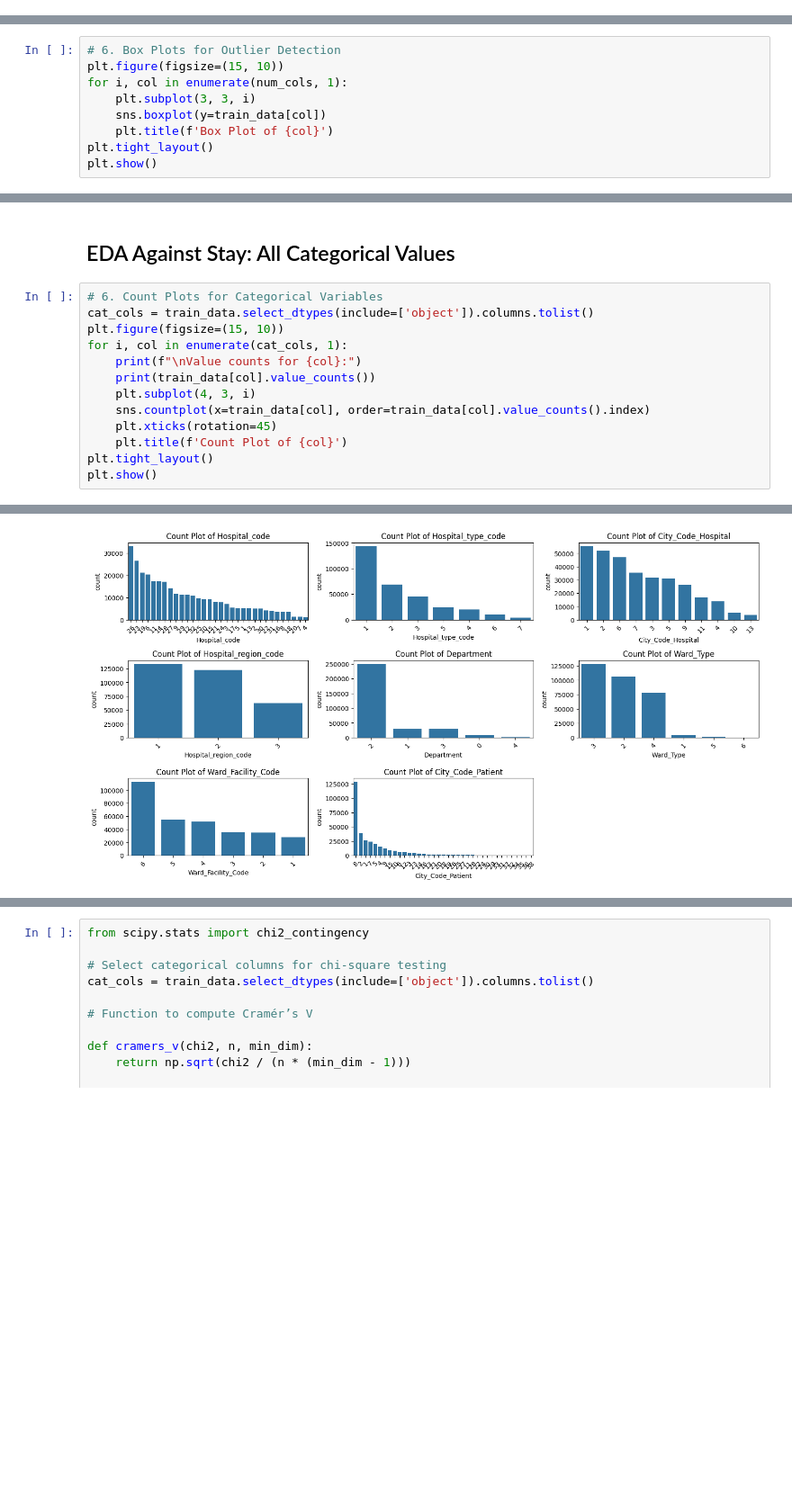
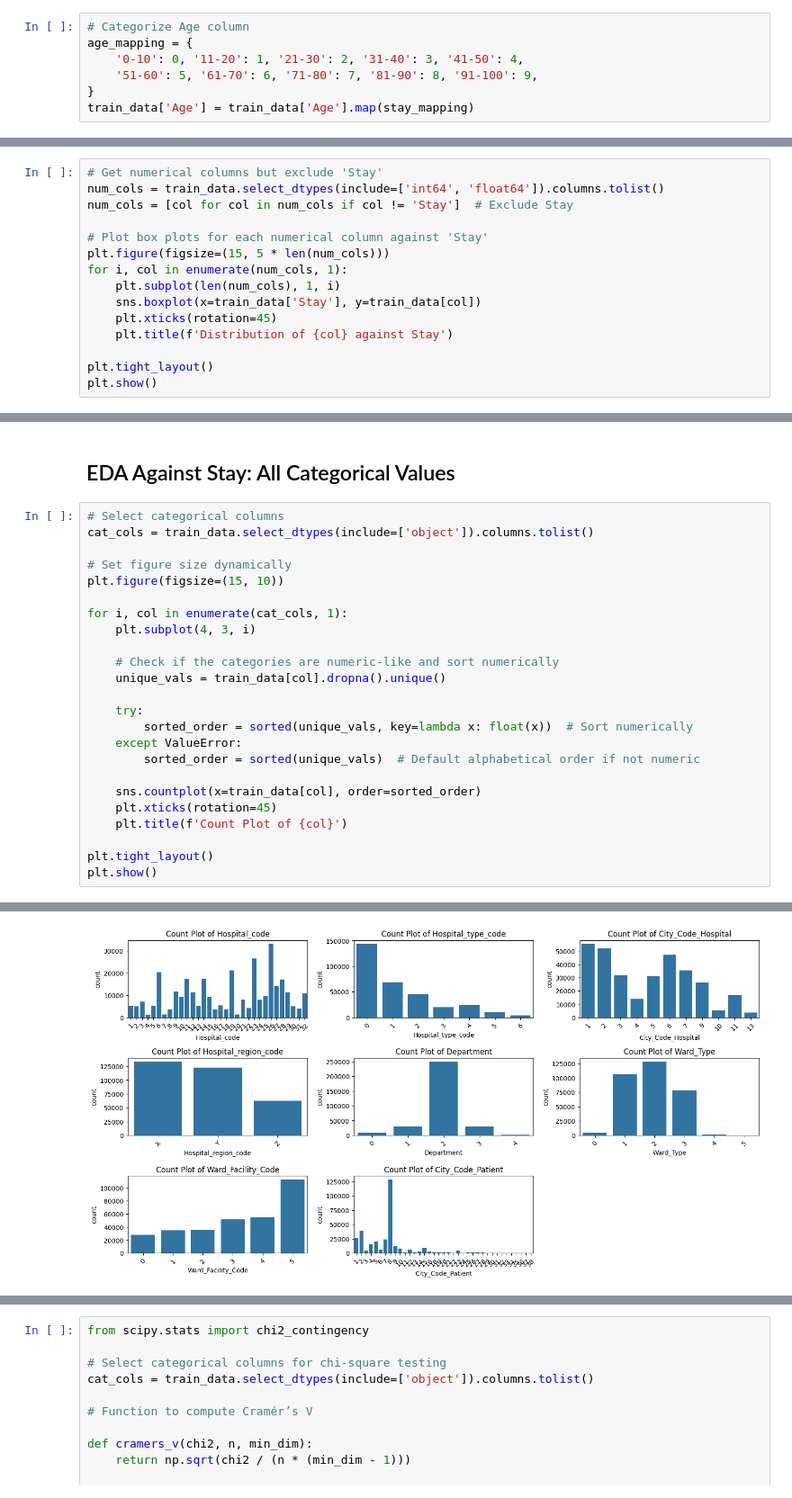
Before and after one commit to Jayjolie1026/4260, a Jupyter notebook: data_analysis.ipynb, the cells around one changed output, grey strips where cells are left out. Shown at 90% size. Saved outputs shown, nothing was run; the diff lists cells and outputs as text; blank space fills up the shorter version.

```diff
--- a/data_analysis.ipynb
+++ b/data_analysis.ipynb
@@ -158,0 +105,7 @@ for col in categorical_codes:
+# %%
+# Categorize Age column
+age_mapping = {
+    '0-10': 0, '11-20': 1, '21-30': 2, '31-40': 3, '41-50': 4,
+    '51-60': 5, '61-70': 6, '71-80': 7, '81-90': 8, '91-100': 9,
+}
+train_data['Age'] = train_data['Age'].map(stay_mapping)
@@ -221,10 +220,16 @@ plt.show()
 # %%
-# 6. Box Plots for Outlier Detection
-plt.figure(figsize=(15, 10))
+# Get numerical columns but exclude 'Stay'
+num_cols = train_data.select_dtypes(include=['int64', 'float64']).columns.tolist()
+num_cols = [col for col in num_cols if col != 'Stay']  # Exclude Stay
+
+# Plot box plots for each numerical column against 'Stay'
+plt.figure(figsize=(15, 5 * len(num_cols)))
 for i, col in enumerate(num_cols, 1):
-    plt.subplot(3, 3, i)
-    sns.boxplot(y=train_data[col])
-    plt.title(f'Box Plot of {col}')
+    plt.subplot(len(num_cols), 1, i)
+    sns.boxplot(x=train_data['Stay'], y=train_data[col])
+    plt.xticks(rotation=45)
+    plt.title(f'Distribution of {col} against Stay')
+
 plt.tight_layout()
 plt.show()
 # %% [output]
@@ -332,16 +323,27 @@ Bed Grade has no impact on Stay
 # %% [markdown]
 ## EDA Against Stay: All Categorical Values
 # %%
-# 6. Count Plots for Categorical Variables
+# Select categorical columns
 cat_cols = train_data.select_dtypes(include=['object']).columns.tolist()
+
+# Set figure size dynamically
 plt.figure(figsize=(15, 10))
+
 for i, col in enumerate(cat_cols, 1):
-    print(f"\nValue counts for {col}:")
-    print(train_data[col].value_counts())
     plt.subplot(4, 3, i)
-    sns.countplot(x=train_data[col], order=train_data[col].value_counts().index)
+
+    # Check if the categories are numeric-like and sort numerically
+    unique_vals = train_data[col].dropna().unique()
+
+    try:
+        sorted_order = sorted(unique_vals, key=lambda x: float(x))  # Sort numerically
+    except ValueError:
+        sorted_order = sorted(unique_vals)  # Default alphabetical order if not numeric
+
+    sns.countplot(x=train_data[col], order=sorted_order)
     plt.xticks(rotation=45)
     plt.title(f'Count Plot of {col}')
+
 plt.tight_layout()
 plt.show()
 # %% [output]
@@ -365 +350 @@ Name: count, dtype: int64
-[figure, old version]
+[figure, new version]
```
Also changed, not shown: parts of 52 cells of this notebook, 1 other file.
